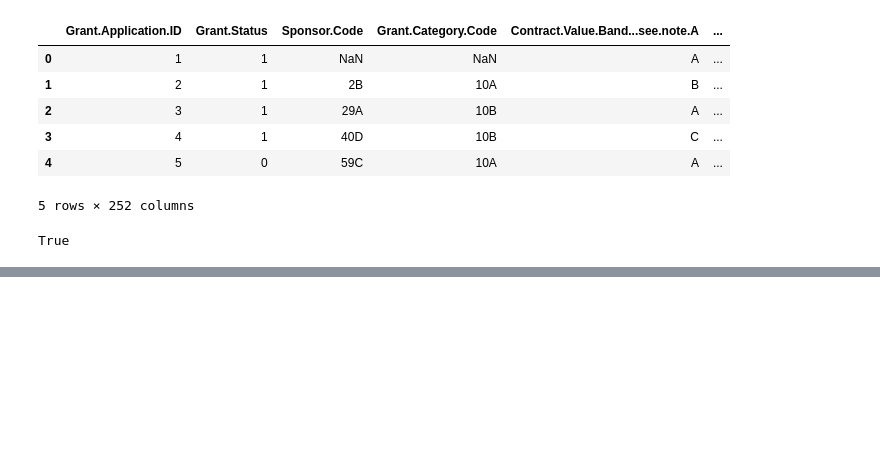
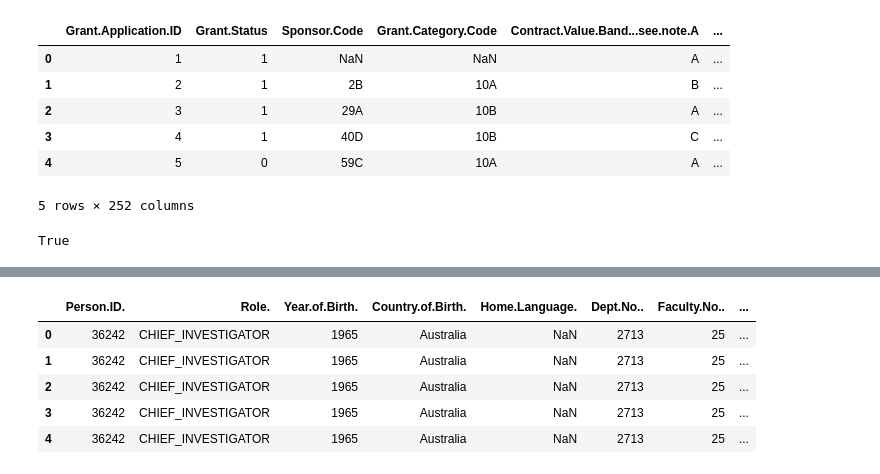
Before and after one commit to maximerihouey/grant_application, a Jupyter notebook: descriptive_analytics_maxime.ipynb, the cells around one changed output, grey strips where cells are left out. Saved outputs shown, nothing was run; the diff lists cells and outputs as text; code cells hidden in the pictures; blank space fills up the shorter version.

```diff
--- a/descriptive_analytics_maxime.ipynb
+++ b/descriptive_analytics_maxime.ipynb
@@ -98,0 +205,23 @@ dtype: int64
+# %%
+person_DF = pd.DataFrame(columns=person_features + ["Year"] + ["Rank"])
+
+for person_id in person_unique_id:
+    column_number = 1
+    while(column_number <= 15):
+        column_name = 'Person.ID.'+str(column_number)
+        if (data[column_name] == person_id).sum() >= 1:
+            considered_features = [feature_name+str(column_number) for feature_name in person_features]
+            new_df = pd.DataFrame(data=data[data[column_name] == person_id][considered_features + ["Year"]].values, columns=person_features + ["Year"])
+            new_df["Rank"] = column_number
+            person_DF = person_DF.append(new_df)
+
+        column_number += 1
+# %%
+person_DF.head()
+# %% [output]
+|  | Person.ID. | Role. | Year.of.Birth. | Country.of.Birth. | Home.Language. | Dept.No.. | Faculty.No.. | ... |
+| 0 | 36242 | CHIEF_INVESTIGATOR | 1965 | Australia | NaN | 2713 | 25 | ... |
+| 1 | 36242 | CHIEF_INVESTIGATOR | 1965 | Australia | NaN | 2713 | 25 | ... |
+| 2 | 36242 | CHIEF_INVESTIGATOR | 1965 | Australia | NaN | 2713 | 25 | ... |
+| 3 | 36242 | CHIEF_INVESTIGATOR | 1965 | Australia | NaN | 2713 | 25 | ... |
+| 4 | 36242 | CHIEF_INVESTIGATOR | 1965 | Australia | NaN | 2713 | 25 | ... |
```
Also changed, not shown: parts of 23 cells of this notebook.
